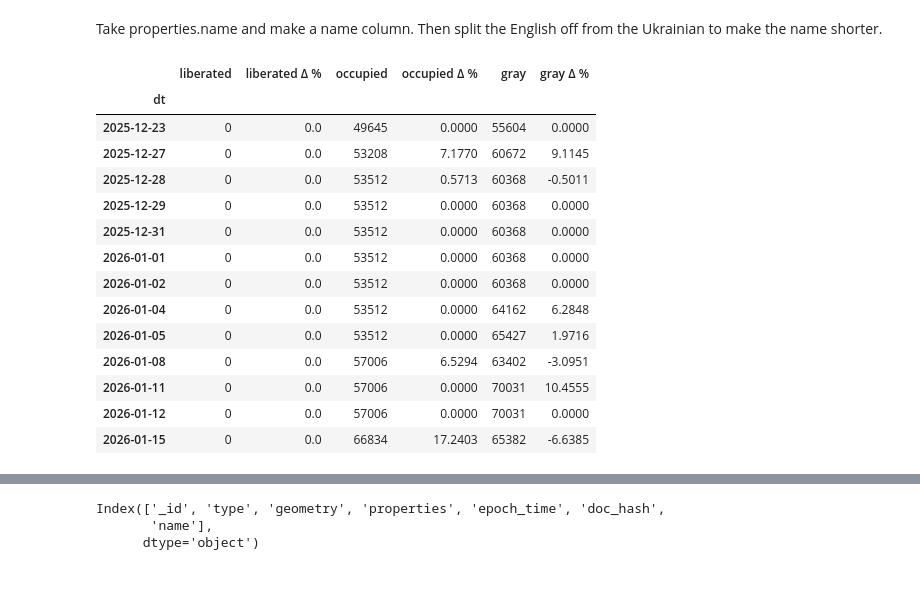
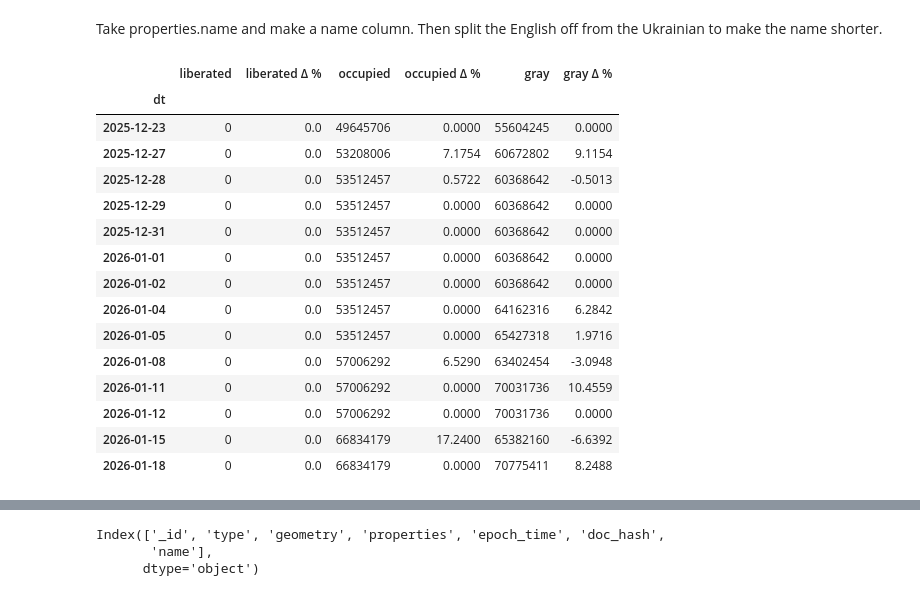
Before and after one commit to werowe/deepstate-map-data, a Jupyter notebook: hypatia/deepstate-time-series.ipynb, the cells around one changed output, grey strips where cells are left out. Saved outputs shown, nothing was run; the diff lists cells and outputs as text; code cells hidden in the pictures.

```diff
--- a/hypatia/deepstate-time-series.ipynb
+++ b/hypatia/deepstate-time-series.ipynb
@@ -211,7 +220,7 @@ import pandas as pd
 
 # used to convert square meters to square KM
 #km_factor = 1_000_000
-km_factor = 1000
+km_factor = 1
 
 # 3. Define the calculation function
 
@@ -233,46 +242,47 @@ def calculate_snapshot_areas(cdf):
 
 # Ensure you are grouping by DATE, not exact timestamp
 #normalize() sets the time to midnight (00:00:00) for every timestamp,
 #but keeps the data format as a "datetime".
 
 polygons.index = polygons.index.normalize()
 
 df_stats = polygons.groupby(level=0).apply(calculate_snapshot_areas).sort_index()
 
 # 5. Calculate Deltas (Current Row - Previous Row)
 df_pct_change = (df_stats.pct_change() * 100).add_suffix(' Δ %')
 
 # 6. Combine them into one view
 final_df = pd.concat([df_stats, df_pct_change], axis=1)
 
 # Reorder columns for readability (Total, Change, Total, Change...)
 final_df = final_df[[
     'liberated', 'liberated Δ %',
     'occupied', 'occupied Δ %',
     'gray', 'gray Δ %',
 ]]
 
 # Fill the first row's NaN with 0 (optional, since there is no previous data)
 final_df = final_df.fillna(0)
 
 # Display
 final_df.round(4)
 # %% [output]
 |  | liberated | liberated Δ % | occupied | occupied Δ % | gray | gray Δ % |
 | dt |  |  |  |  |  |  |
-| 2025-12-23 | 0 | 0.0 | 49645 | 0.0000 | 55604 | 0.0000 |
-| 2025-12-27 | 0 | 0.0 | 53208 | 7.1770 | 60672 | 9.1145 |
-| 2025-12-28 | 0 | 0.0 | 53512 | 0.5713 | 60368 | -0.5011 |
-| 2025-12-29 | 0 | 0.0 | 53512 | 0.0000 | 60368 | 0.0000 |
-| 2025-12-31 | 0 | 0.0 | 53512 | 0.0000 | 60368 | 0.0000 |
-| 2026-01-01 | 0 | 0.0 | 53512 | 0.0000 | 60368 | 0.0000 |
-| 2026-01-02 | 0 | 0.0 | 53512 | 0.0000 | 60368 | 0.0000 |
-| 2026-01-04 | 0 | 0.0 | 53512 | 0.0000 | 64162 | 6.2848 |
-| 2026-01-05 | 0 | 0.0 | 53512 | 0.0000 | 65427 | 1.9716 |
-| 2026-01-08 | 0 | 0.0 | 57006 | 6.5294 | 63402 | -3.0951 |
-| 2026-01-11 | 0 | 0.0 | 57006 | 0.0000 | 70031 | 10.4555 |
-| 2026-01-12 | 0 | 0.0 | 57006 | 0.0000 | 70031 | 0.0000 |
-| 2026-01-15 | 0 | 0.0 | 66834 | 17.2403 | 65382 | -6.6385 |
+| 2025-12-23 | 0 | 0.0 | 49645706 | 0.0000 | 55604245 | 0.0000 |
+| 2025-12-27 | 0 | 0.0 | 53208006 | 7.1754 | 60672802 | 9.1154 |
+| 2025-12-28 | 0 | 0.0 | 53512457 | 0.5722 | 60368642 | -0.5013 |
+| 2025-12-29 | 0 | 0.0 | 53512457 | 0.0000 | 60368642 | 0.0000 |
+| 2025-12-31 | 0 | 0.0 | 53512457 | 0.0000 | 60368642 | 0.0000 |
+| 2026-01-01 | 0 | 0.0 | 53512457 | 0.0000 | 60368642 | 0.0000 |
+| 2026-01-02 | 0 | 0.0 | 53512457 | 0.0000 | 60368642 | 0.0000 |
+| 2026-01-04 | 0 | 0.0 | 53512457 | 0.0000 | 64162316 | 6.2842 |
+| 2026-01-05 | 0 | 0.0 | 53512457 | 0.0000 | 65427318 | 1.9716 |
+| 2026-01-08 | 0 | 0.0 | 57006292 | 6.5290 | 63402454 | -3.0948 |
+| 2026-01-11 | 0 | 0.0 | 57006292 | 0.0000 | 70031736 | 10.4559 |
+| 2026-01-12 | 0 | 0.0 | 57006292 | 0.0000 | 70031736 | 0.0000 |
+| 2026-01-15 | 0 | 0.0 | 66834179 | 17.2400 | 65382160 | -6.6392 |
+| 2026-01-18 | 0 | 0.0 | 66834179 | 0.0000 | 70775411 | 8.2488 |
 # %%
 
 df_plot = final_df[['liberated', 'occupied', 'gray']]
```
Also changed, not shown: parts of 6 cells of this notebook.
